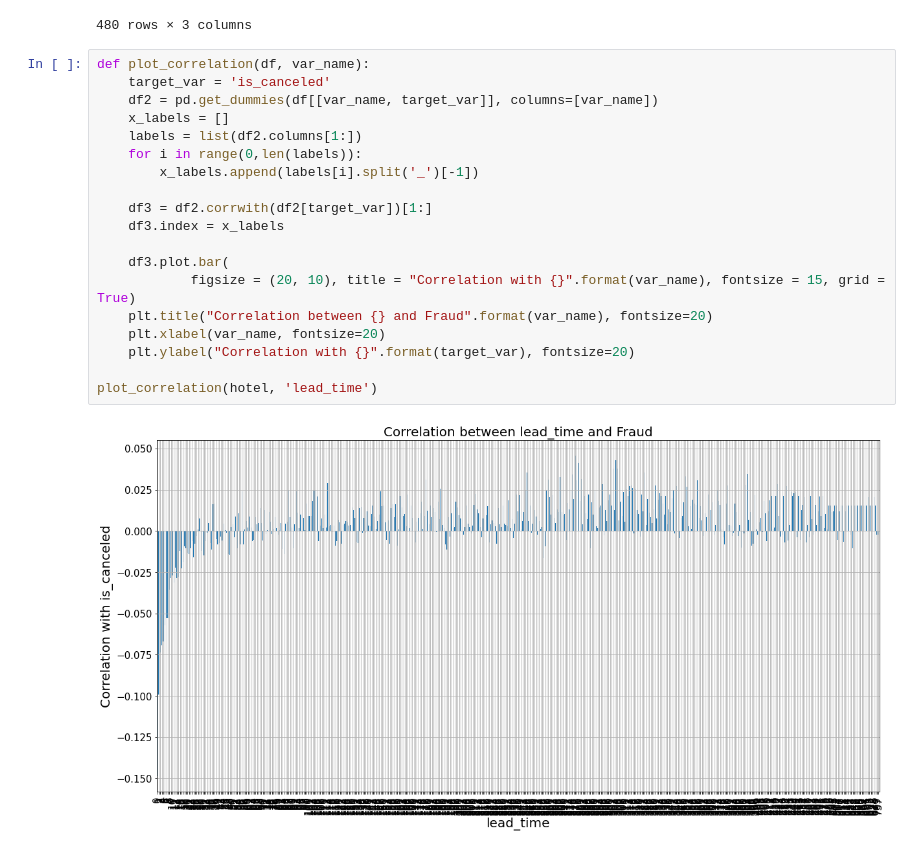
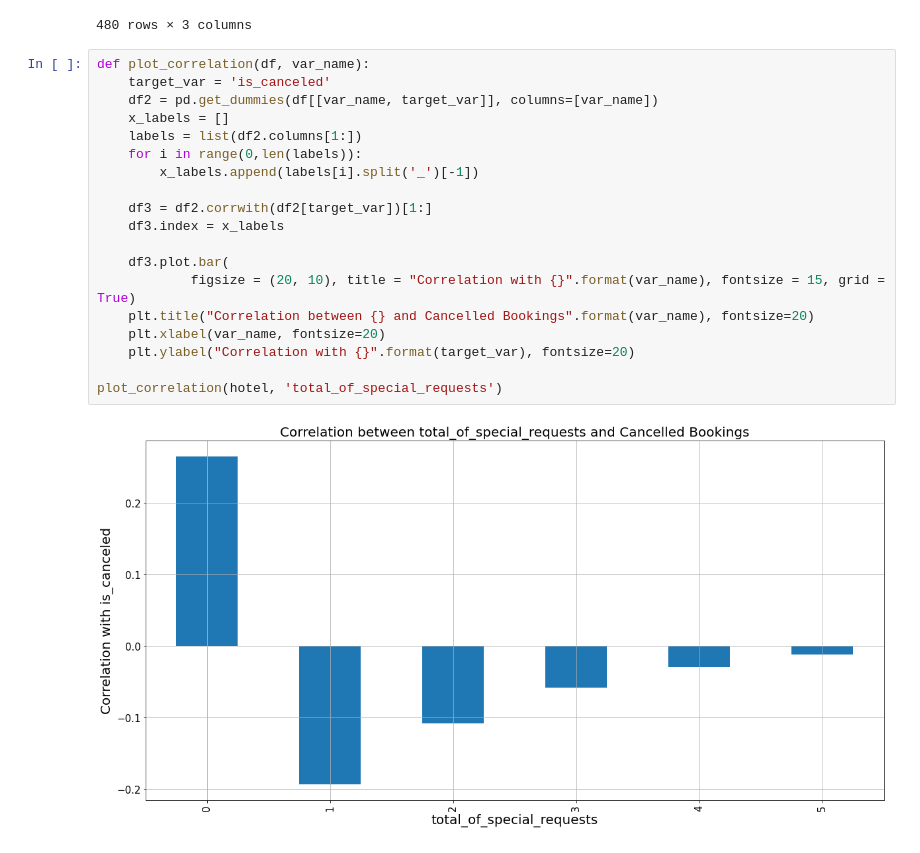
Before and after one commit to DamaniW/FinalProject, a Jupyter notebook: hotel_analysis.ipynb, the cells around one changed output. Cells and saved outputs as stored; diff of their text form.

```diff
--- a/hotel_analysis.ipynb
+++ b/hotel_analysis.ipynb
@@ -737,21 +737,21 @@ agent_531                      0.015113    agent    531
 # %%
 def plot_correlation(df, var_name):
     target_var = 'is_canceled'
     df2 = pd.get_dummies(df[[var_name, target_var]], columns=[var_name])
     x_labels = []
     labels = list(df2.columns[1:])
     for i in range(0,len(labels)):
         x_labels.append(labels[i].split('_')[-1])
 
     df3 = df2.corrwith(df2[target_var])[1:]
     df3.index = x_labels
 
     df3.plot.bar(
             figsize = (20, 10), title = "Correlation with {}".format(var_name), fontsize = 15, grid = True)
-    plt.title("Correlation between {} and Fraud".format(var_name), fontsize=20)
+    plt.title("Correlation between {} and Cancelled Bookings".format(var_name), fontsize=20)
     plt.xlabel(var_name, fontsize=20)
     plt.ylabel("Correlation with {}".format(target_var), fontsize=20)
 
-plot_correlation(hotel, 'lead_time')
+plot_correlation(hotel, 'total_of_special_requests')
 # %% [output]
-[figure, old version]
+[figure, new version]
```
Also changed, not shown: parts of 4 cells of this notebook, 1 other file.
